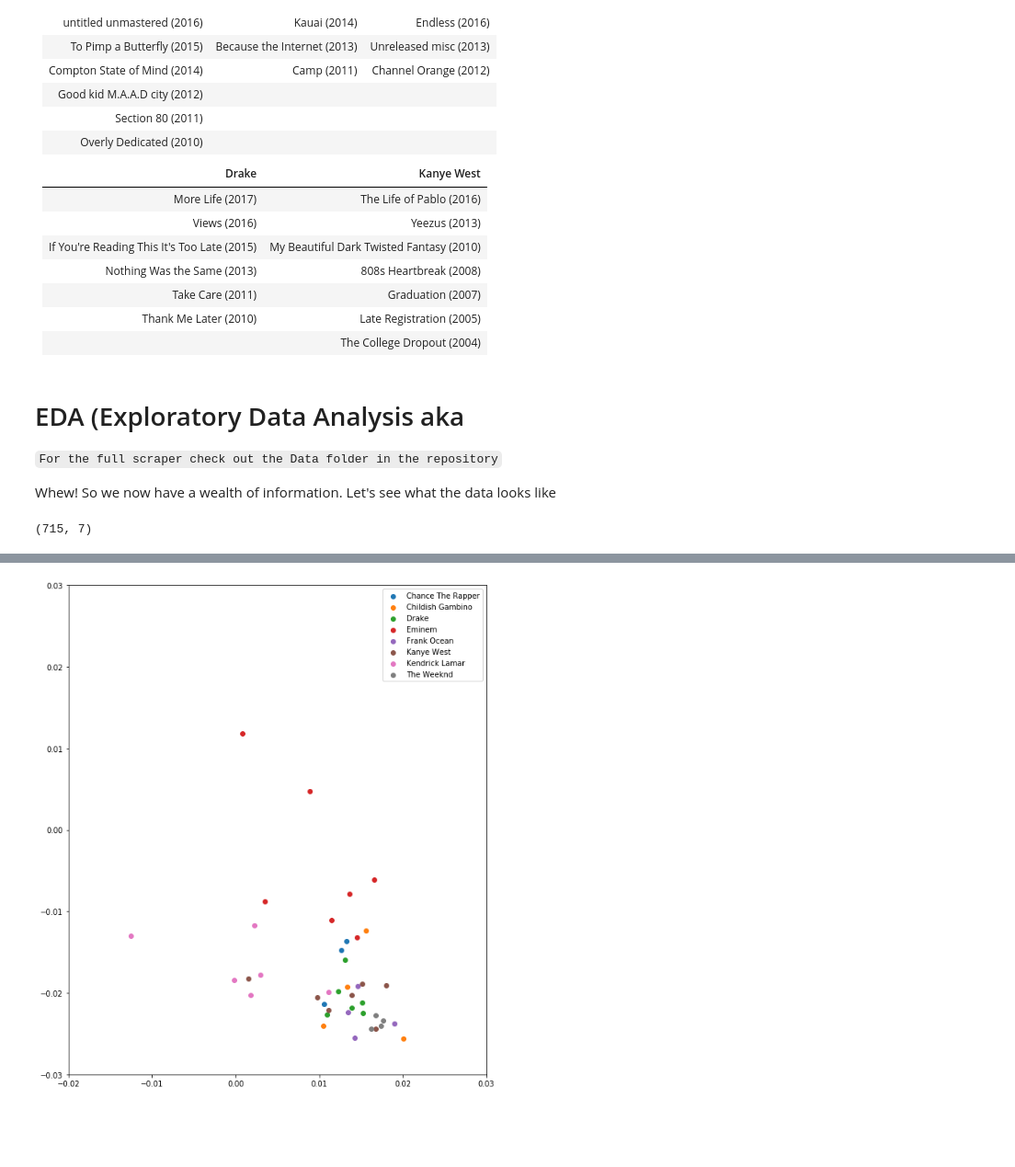
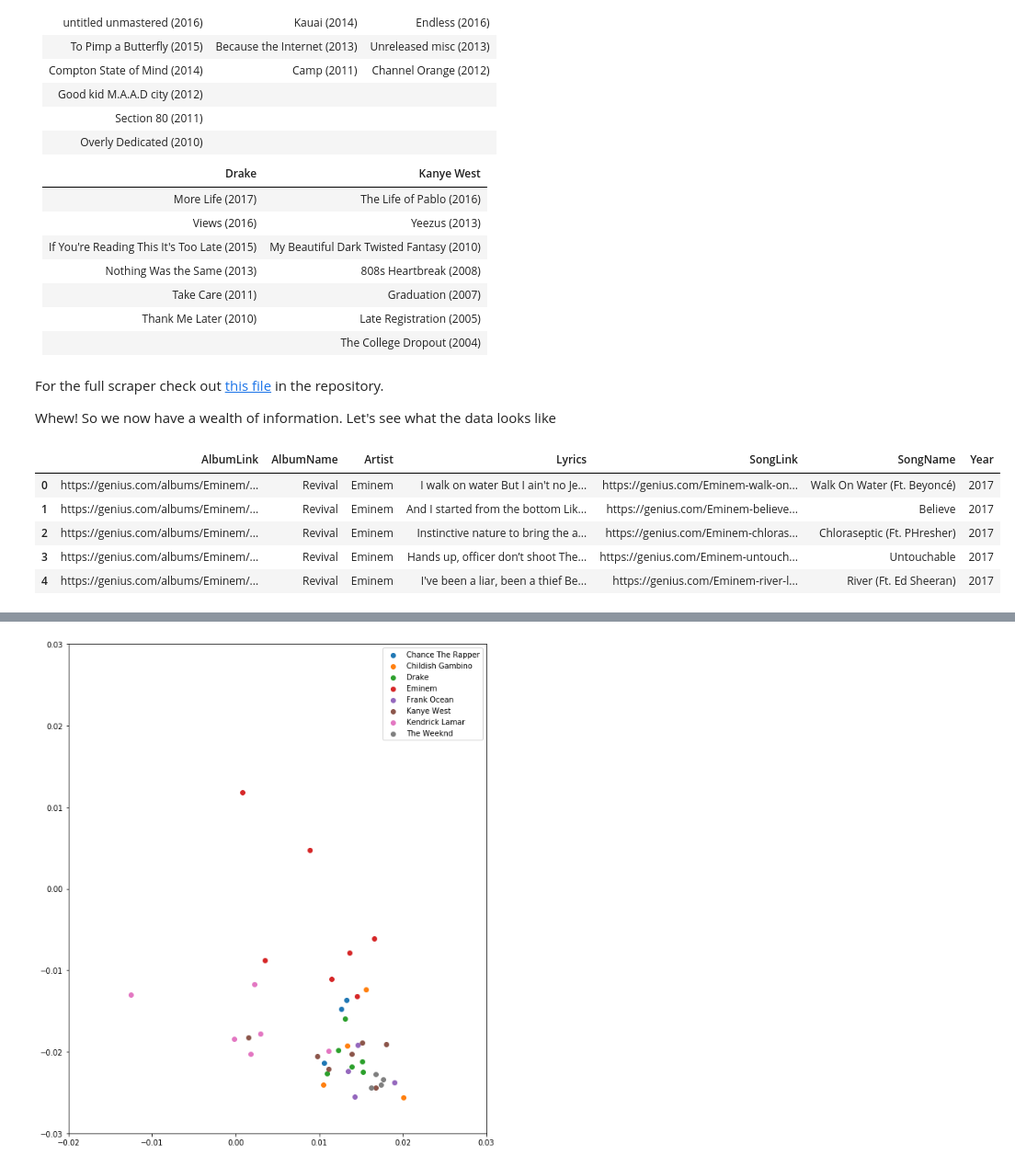
Before and after one commit to aliprasla/Portfolio, a Jupyter notebook: Music Lyrics/A Short History of Rappers.ipynb, the cells around one changed output, grey strips where cells are left out. Shown: that part at 92% size. Drawn from its saved outputs; the diff is of its cells as text; code cells hidden in the pictures; blank space fills up the shorter version.

Commit message:
Added more analysis to Short History

```diff
--- a/Music Lyrics/A Short History of Rappers.ipynb
+++ b/Music Lyrics/A Short History of Rappers.ipynb
@@ -39,18 +39,21 @@ I built a web scrapper to extract lyrics from the following artists and albums f
 | Thank Me Later (2010) | Late Registration (2005) |
 |  | The College Dropout (2004) |
 # %% [markdown]
-# EDA (Exploratory Data Analysis aka
-
-`For the full scraper check out the Data folder in the repository`
+For the full scraper check out [this file](https://github.com/aprasla0922/Portfolio/blob/master/Music%20Lyrics/Data/extract.py) in the repository.
 
 Whew! So we now have a wealth of information. Let's see what the data looks like
 # %%
 %matplotlib inline
 import pandas as pd
 import matplotlib.pyplot as plt
 df = pd.read_csv("Data/cleaned_data.csv",index_col = 0)
 #simple data cleaning for each line
-df.Lyrics = df.Lyrics.map(lambda lyric: lyric.replace("\r\r\n",""))
-d
+df.Lyrics = df.Lyrics.map(lambda lyric: lyric.replace("\r\r\n"," "))
+df.head()
 # %% [output]
-(715, 7)
+|  | AlbumLink | AlbumName | Artist | Lyrics | SongLink | SongName | Year |
+| 0 | https://genius.com/albums/Eminem/... | Revival | Eminem | I walk on water But I ain't no Je... | https://genius.com/Eminem-walk-on... | Walk On Water (Ft. Beyoncé) | 2017 |
+| 1 | https://genius.com/albums/Eminem/... | Revival | Eminem | And I started from the bottom Lik... | https://genius.com/Eminem-believe... | Believe | 2017 |
+| 2 | https://genius.com/albums/Eminem/... | Revival | Eminem | Instinctive nature to bring the a... | https://genius.com/Eminem-chloras... | Chloraseptic (Ft. PHresher) | 2017 |
+| 3 | https://genius.com/albums/Eminem/... | Revival | Eminem | Hands up, officer don’t shoot The... | https://genius.com/Eminem-untouch... | Untouchable | 2017 |
+| 4 | https://genius.com/albums/Eminem/... | Revival | Eminem | I've been a liar, been a thief Be... | https://genius.com/Eminem-river-l... | River (Ft. Ed Sheeran) | 2017 |
```
Also changed, not shown: parts of 7 cells of this notebook.
